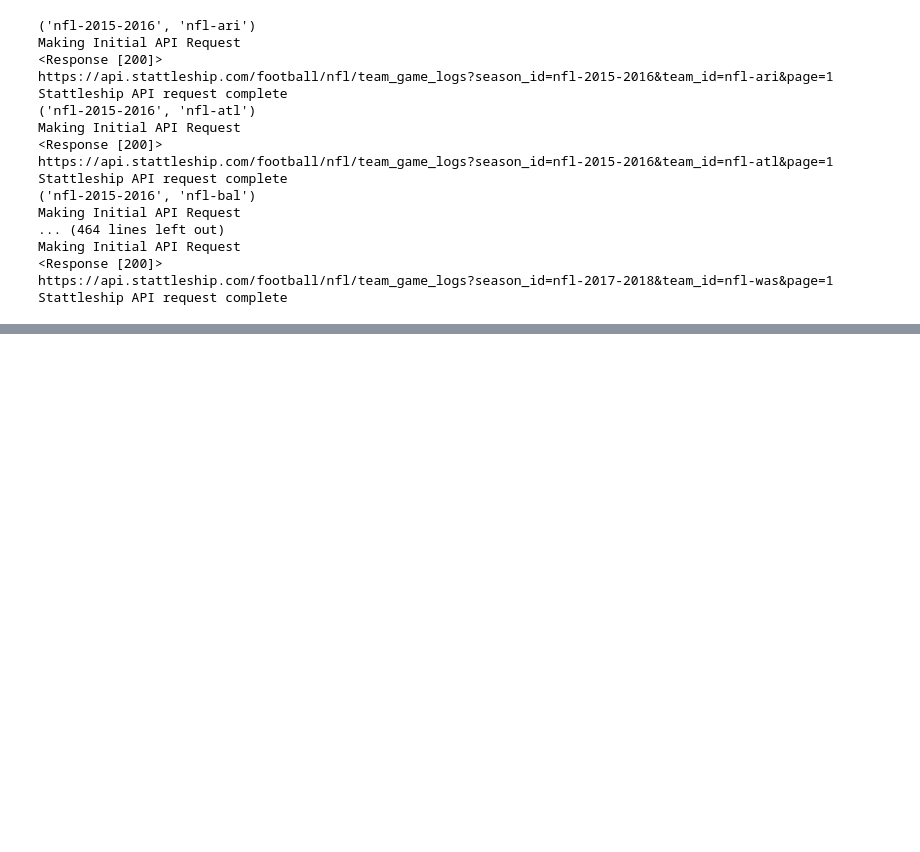
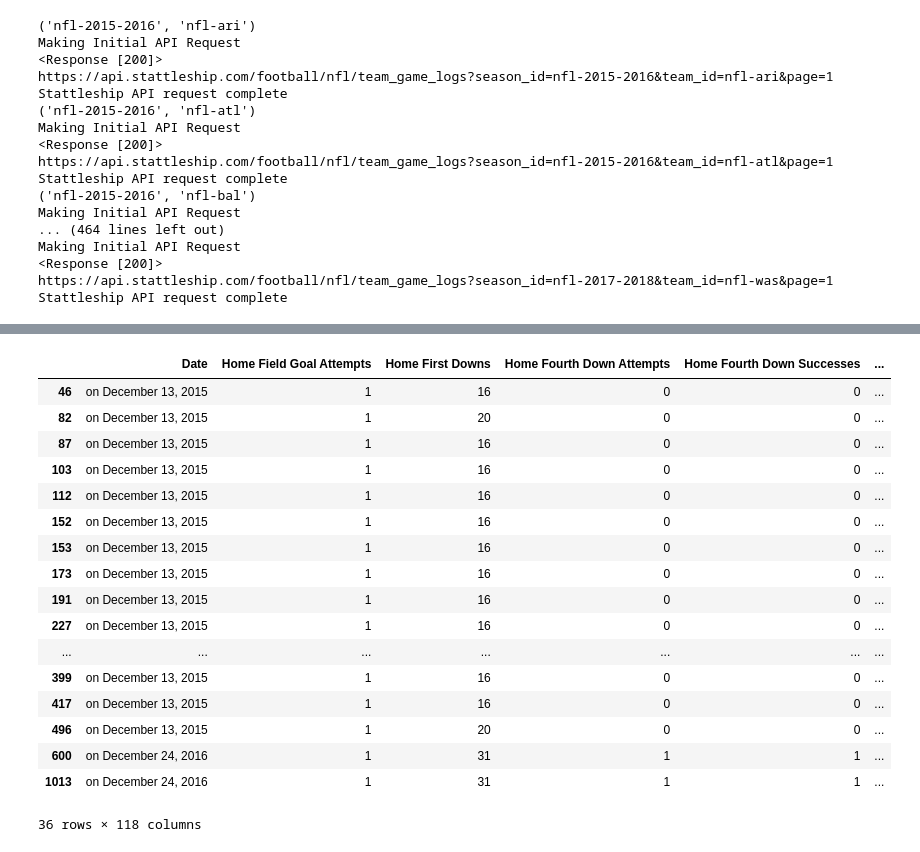
Before and after one commit to SportsReiter12/Data-Science, a Jupyter notebook: NFL Capstone Project/Data Wrangling/NFL Capstone Project Data Wrangling.ipynb, the cells around one changed output, grey strips where cells are left out. Saved outputs shown, nothing was run; the diff lists cells and outputs as text; code cells hidden in the pictures; blank space fills up the shorter version.

Commit message:
NFL Capstone Data Wrangling 10/05/2018
Almost done but having issues with Duplicates

```diff
--- a/NFL Capstone Project/Data Wrangling/NFL Capstone Project Data Wrangling.ipynb
+++ b/NFL Capstone Project/Data Wrangling/NFL Capstone Project Data Wrangling.ipynb
@@ -249,0 +616,22 @@ df.shape
+# %%
+# Done before Dropping Duplicates
+nfl_df[(nfl_df['Road Team Name'] == 'Redskins') & (nfl_df['Home Team Name'] == 'Bears')]
+# %% [output]
+|  | Date | Home Field Goal Attempts | Home First Downs | Home Fourth Down Attempts | Home Fourth Down Successes | ... |
+| 46 | on December 13, 2015 | 1 | 16 | 0 | 0 | ... |
+| 82 | on December 13, 2015 | 1 | 20 | 0 | 0 | ... |
+| 87 | on December 13, 2015 | 1 | 16 | 0 | 0 | ... |
+| 103 | on December 13, 2015 | 1 | 16 | 0 | 0 | ... |
+| 112 | on December 13, 2015 | 1 | 16 | 0 | 0 | ... |
+| 152 | on December 13, 2015 | 1 | 16 | 0 | 0 | ... |
+| 153 | on December 13, 2015 | 1 | 16 | 0 | 0 | ... |
+| 173 | on December 13, 2015 | 1 | 16 | 0 | 0 | ... |
+| 191 | on December 13, 2015 | 1 | 16 | 0 | 0 | ... |
+| 227 | on December 13, 2015 | 1 | 16 | 0 | 0 | ... |
+| ... | ... | ... | ... | ... | ... | ... |
+| 399 | on December 13, 2015 | 1 | 16 | 0 | 0 | ... |
+| 417 | on December 13, 2015 | 1 | 16 | 0 | 0 | ... |
+| 496 | on December 13, 2015 | 1 | 20 | 0 | 0 | ... |
+| 600 | on December 24, 2016 | 1 | 31 | 1 | 1 | ... |
+| 1013 | on December 24, 2016 | 1 | 31 | 1 | 1 | ... |
+36 rows × 118 columns
```
Also changed, not shown: parts of 10 cells of this notebook.
